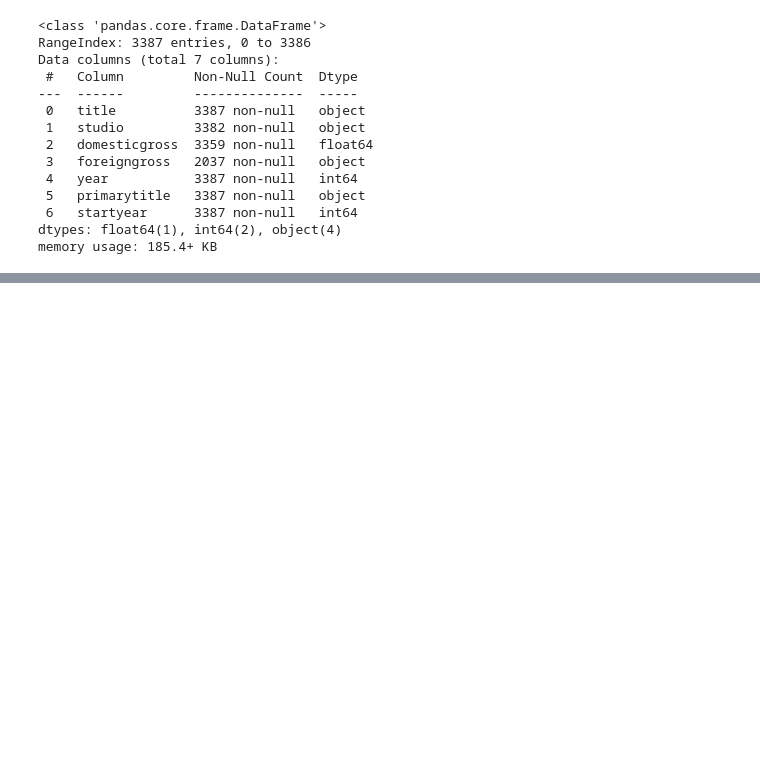
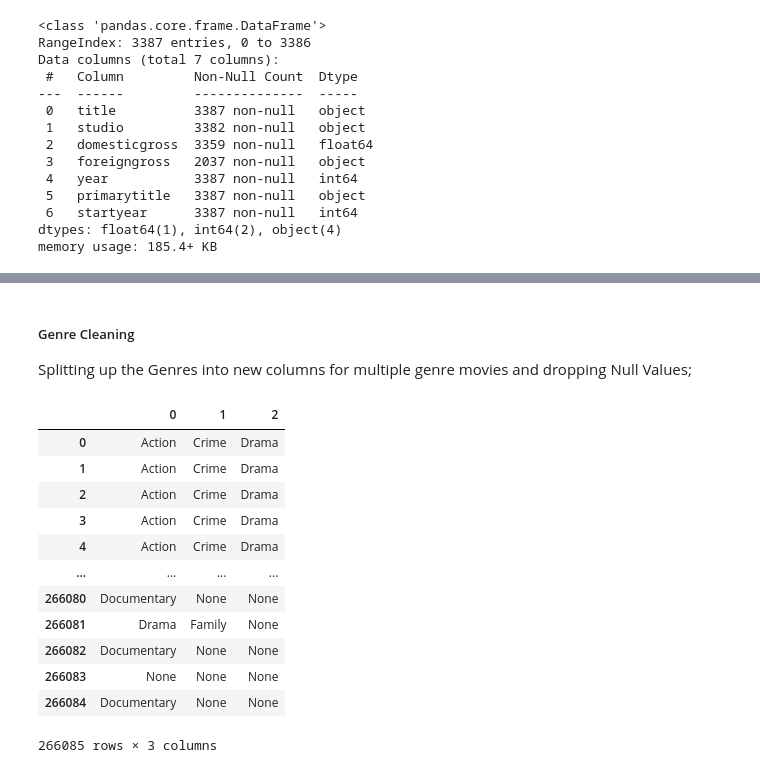
Before and after one commit to learn-co-curriculum/dsc-phase-2-project-v3, a Jupyter notebook: index.ipynb, the cells around one changed output, grey strips where cells are left out. Drawn from its saved outputs; the diff is of its cells as text; code cells hidden in the pictures; blank space fills up the shorter version.

Commit message:
continued cleaning

```diff
--- a/index.ipynb
+++ b/index.ipynb
@@ -202,0 +206,2 @@ memory usage: 185.4+ KB
+# %%
+df_clean = df_imdb
@@ -202,0 +217,3 @@ memory usage: 185.4+ KB
+# %%
+# combining the two datasets into a new dataframe
+df_clean = pd.merge(df_clean, df_mg, how='left', on=['primarytitle','startyear'])
@@ -202,0 +232,7 @@ memory usage: 185.4+ KB
+# %%
+df_clean['domesticgross'] = df_clean['domesticgross'].apply(pd.to_numeric, errors = 'coerce').dropna().astype(float)
+df_clean['foreigngross'] = df_clean['foreigngross'].apply(pd.to_numeric, errors = 'coerce').dropna().astype(float)
+
+df_clean['total_gross'] = df_clean['domesticgross'] + df_clean['foreigngross']
+
+df_clean.head()
@@ -202,0 +246,19 @@ memory usage: 185.4+ KB
+# %% [markdown]
+##### Genre Cleaning
+Splitting up the Genres into new columns for multiple genre movies and dropping Null Values;
+# %%
+df_clean['genres'].str.rsplit(",", expand=True)
+# %% [output]
+|  | 0 | 1 | 2 |
+| 0 | Action | Crime | Drama |
+| 1 | Action | Crime | Drama |
+| 2 | Action | Crime | Drama |
+| 3 | Action | Crime | Drama |
+| 4 | Action | Crime | Drama |
+| ... | ... | ... | ... |
+| 266080 | Documentary | None | None |
+| 266081 | Drama | Family | None |
+| 266082 | Documentary | None | None |
+| 266083 | None | None | None |
+| 266084 | Documentary | None | None |
+266085 rows × 3 columns
```
Also changed, not shown: parts of 9 cells of this notebook.
